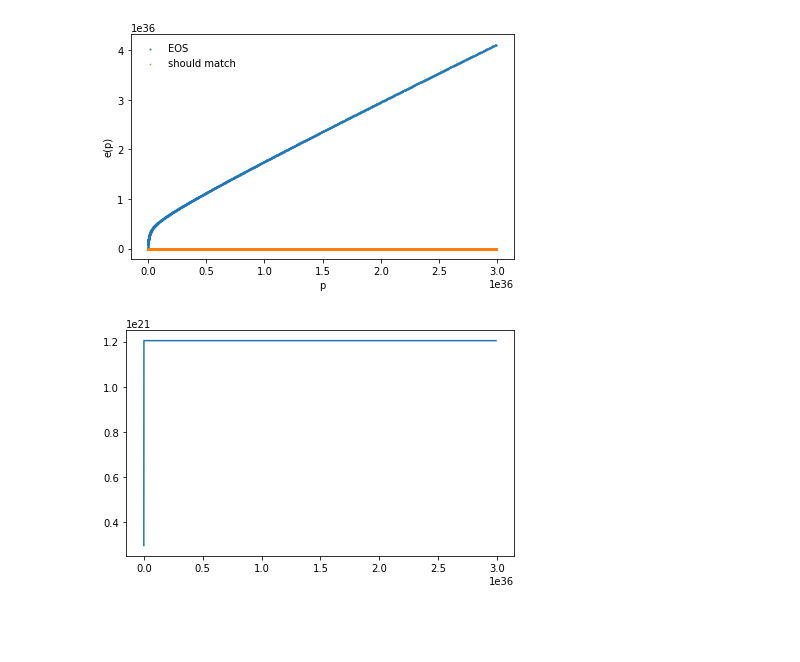
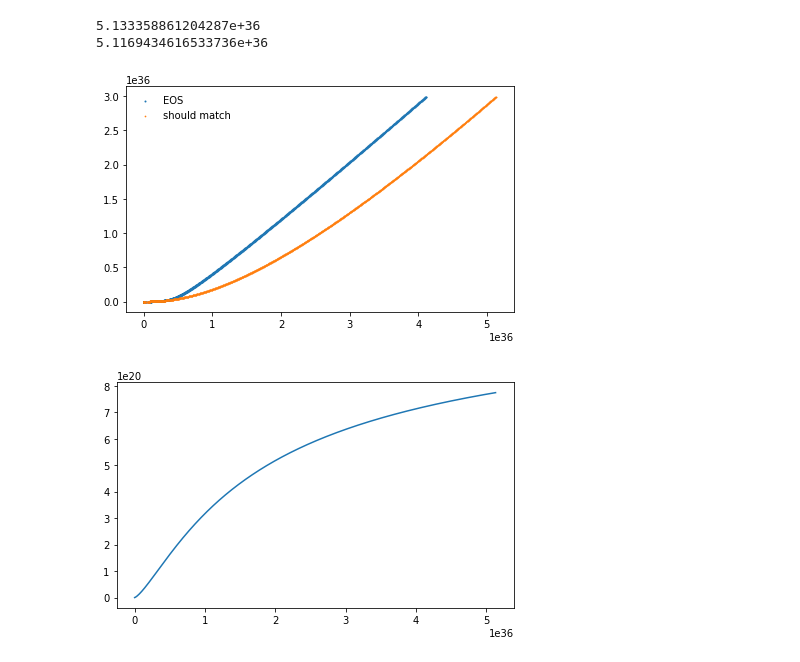
Before and after one commit to utkarsh7236/fmodes, a Jupyter notebook: cowling_approximation3.ipynb, the cells around one changed output. Saved outputs shown, nothing was run; the diff lists cells and outputs as text; code cells hidden in the pictures; blank space fills up the shorter version.

```diff
--- a/cowling_approximation3.ipynb
+++ b/cowling_approximation3.ipynb
@@ -125,50 +111,48 @@ def _dWdlnr(r, W, U, Q, lamda, l, omega, v, c_ad2):
 # DIMENSIONS CHECKED
 def _dUdlnr(r, W, U, lamda, l, v):
     return np.exp(lamda/2 - v) * (W - l*(np.exp(v-lamda/2))*U)
+# %%
+# DIMENSIONS CHECKED
+def e_func(P, p_0 = 1.67e14*(c**2), K = 0.0195, gamma = 2.34):
+    return (p_0 * ((P)/(K*p_0)) ** (1/gamma) + P/(gamma - 1))
 # %%
 df = pd.read_csv(path)
-e, p = df_to_ep(df)
+e_old, p_old = df_to_ep(df)
+
+p = p_old
+e = e_func(p)
+
 p_min = min(p)
-EOS = get_ep(p, e)
-# EOS_inv = get_pe(p, e)
-plt.scatter(p, e, s = 1, label = "EOS")
+EOS = get_ep(e, p)
+EOS_inv = get_pe(p, e)
+plt.scatter(e_old, p_old, s = 1, label = "EOS")
 
+print(e.max())
+print(e_func(p_old[-4]))
 
-### POLYTROPE ###
-def dedP(P, gamma = gamma):
-    return p_min/((K*p_min)**(1/gamma)) * (1/gamma) * P**(1/gamma - 1) + 1/(gamma - 1)
+### EOS DATA ###
+def dPde_helper(p, e):
+    return np.gradient(get_pe(p, e)(e), e)
 
-def dPde(P, gamma = gamma, K = K):
-    return 1/dedP(P)
+def dPde(p, e):
+    return interp1d(e, dPde_helper(p, e), fill_value=(0, 0), bounds_error=True)
 
-def dPdrho(P, gamma = gamma, K = K):
-    return (c**2) * (dPde(P))
+dpde = dPde(p, e)
 
+def dPdrho(e, dpde = dpde):
+    return c**2 * dpde(e)
 
-# ### EOS DATA ###
-# def dPde_helper(p, e):
-#     return np.gradient(get_pe(p, e)(e), e)
-
-# def dPde(p, e):
-#     return interp1d(e, dPde_helper(p, e), fill_value=(0, 0), bounds_error=True)
-
-# dpde = dPde(p, e)
-
-# def dPdrho(e, dpde = dpde):
-#     return c**2 * dpde(e)
-
-p_arr = np.linspace(min(p), max(p), int(1e5))
-plt.scatter(p_arr, EOS(p_arr), s = 0.5, label = "should match")
-plt.xlabel("p")
-plt.ylabel("e(p)")
+plt.scatter(e, EOS_inv(e), s = 0.5, label = "should match")
 plt.legend()
 
 plt.figure()
-plt.plot(p_arr, dPdrho(p_arr))
+plt.plot(e, dPdrho(e))
 plt.show()
 # %% [output]
+5.133358861204287e+36
+5.1169434616533736e+36
-[figure, old version]
+[figure, new version]
-[figure, old version]
+[figure, new version]
 # %%
 from scipy.misc import derivative
 
```
Also changed, not shown: parts of 8 cells of this notebook.
